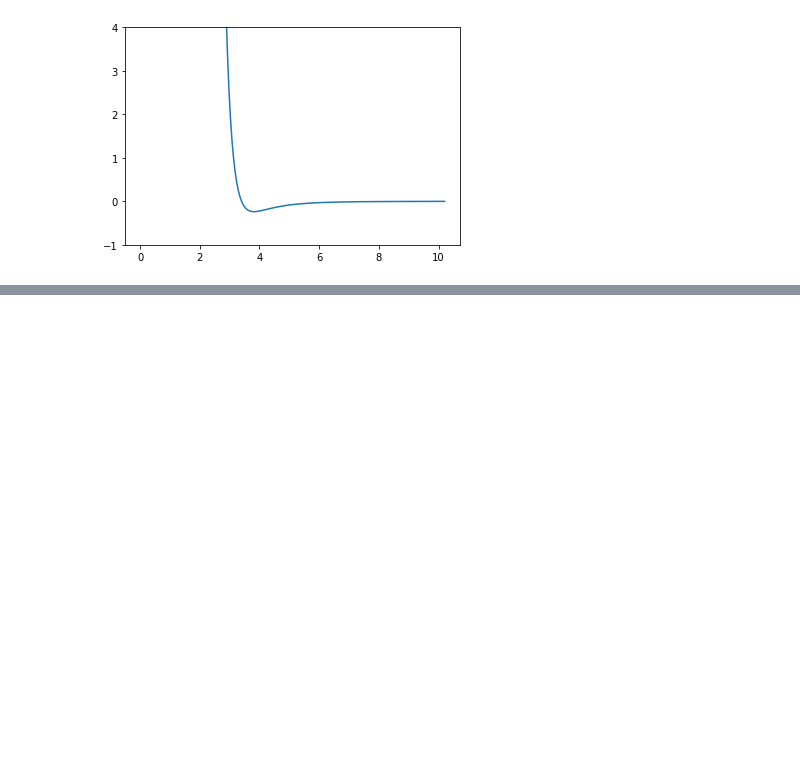
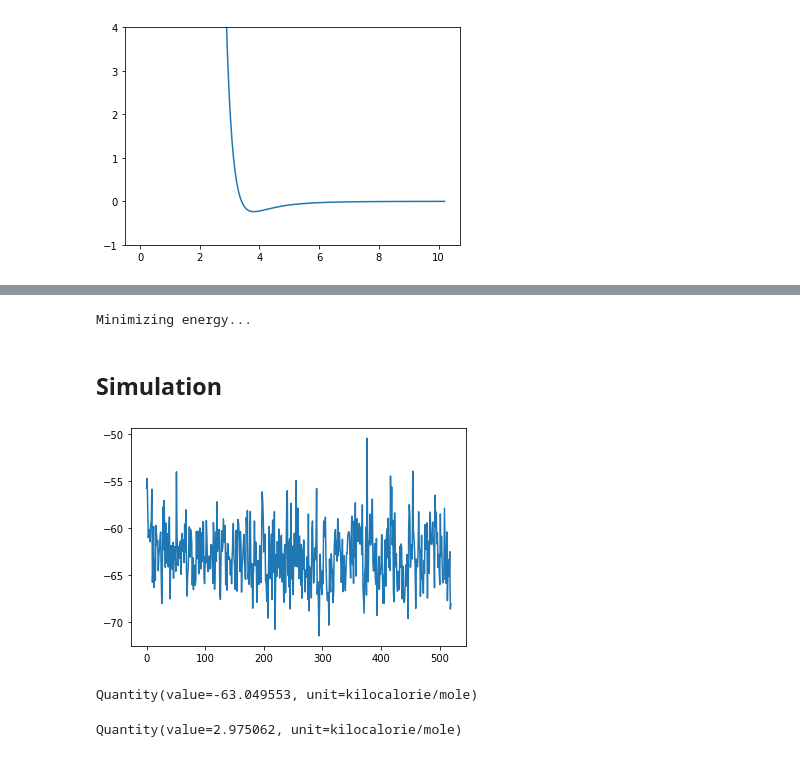
Before and after one commit to uibcdf/REMD_testbed, a Jupyter notebook: LJ_Umbrella_Sampling.ipynb, the cells around one changed output, grey strips where cells are left out. Drawn from its saved outputs; the diff is of its cells as text; code cells hidden in the pictures; blank space fills up the shorter version.

```diff
--- a/LJ_Umbrella_Sampling.ipynb
+++ b/LJ_Umbrella_Sampling.ipynb
@@ -78,0 +64,43 @@ Quantity(value=1.02, unit=nanometer)
+# %%
+# Thermodinamic state
+T = 300.0*unit.kelvin
+
+## Energy Minimization
+
+# Integrator
+collision_rate = 5/unit.picoseconds
+timestep = 2.5*unit.femtoseconds
+integrator = mm.LangevinIntegrator(T, collision_rate, timestep)
+
+# Create a context
+context = mm.Context(LJfluid.system, integrator)
+context.setPositions(LJfluid.positions)
+
+# Minimize energy
+print('Minimizing energy...')
+mm.LocalEnergyMinimizer.minimize(context)
+# %% [output]
+Minimizing energy...
+# %%
+state = context.getState(getPositions=True)
+# %%
+initial_positions = state.getPositions()
+# %% [markdown]
+## Simulation
+# %%
+time, _, _, _, potential_energy = langevin_NVT(LJfluid.system, temperature=300*unit.kelvin, friction=5/unit.picoseconds,
+                                               initial_positions=initial_positions, integration_timestep=2.5*unit.femtoseconds,
+                                               saving_timestep=1*unit.picoseconds, total_time=520*unit.picoseconds)
+# %%
+plt.plot(time, potential_energy)
+plt.show()
+# %% [output]
+[figure, added]
+# %%
+potential_energy[20:].mean()
+# %% [output]
+Quantity(value=-63.049553, unit=kilocalorie/mole)
+# %%
+potential_energy[20:].std()
+# %% [output]
+Quantity(value=2.975062, unit=kilocalorie/mole)
```
Also changed, not shown: parts of 24 cells of this notebook.
